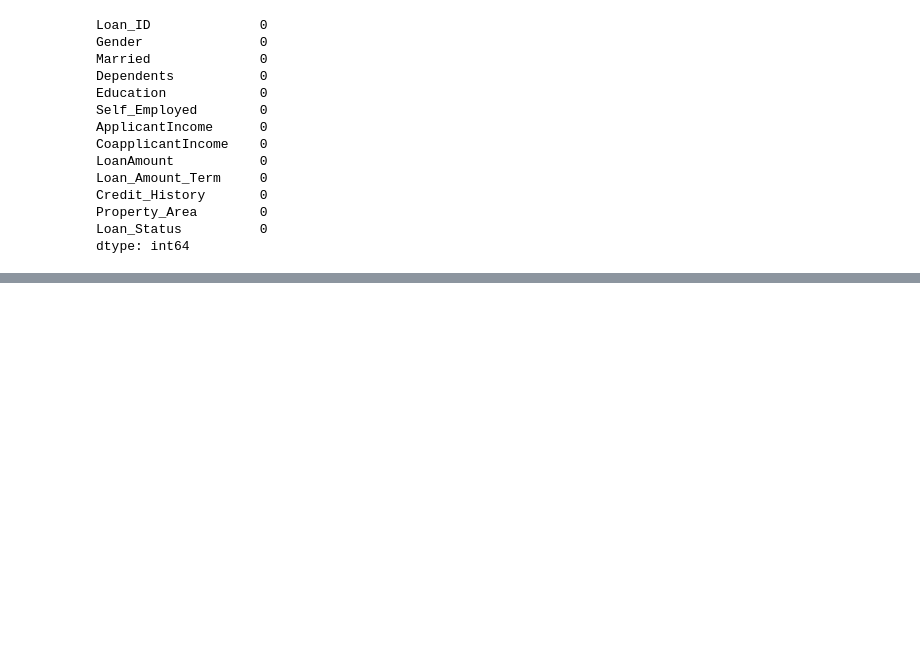
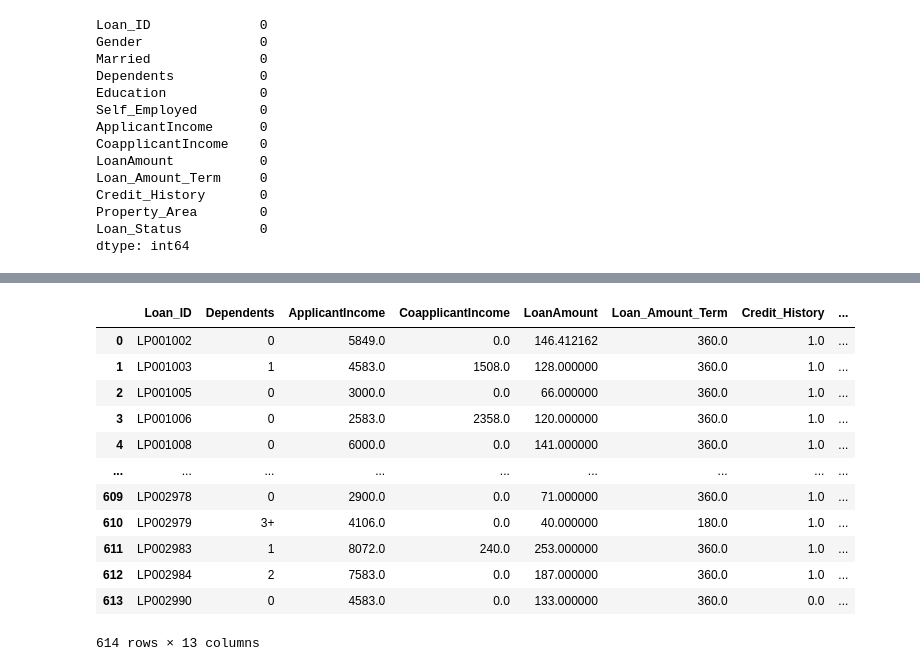
Before and after one commit to pravatn01/Loan-Data-Cleaning, a Jupyter notebook: loan_clean.ipynb, the cells around one changed output, grey strips where cells are left out. Cells and saved outputs as stored; diff of their text form; code cells hidden in the pictures; blank space fills up the shorter version.

Commit message:
One Hot Encoding all nominal data

```diff
--- a/loan_clean.ipynb
+++ b/loan_clean.ipynb
@@ -167,0 +172,26 @@ dtype: int64
+# %%
+ohe = OneHotEncoder()
+# %%
+arr_enc = ohe.fit_transform(df[['Gender','Married','Education','Self_Employed','Loan_Status']]).toarray()
+# %%
+df_enc = pd.DataFrame(arr_enc,columns=['Gender_Female','Gender_Male','Married_No','Married_Yes','Graduate_Yes','Graduate_No','Self_Employed_No','Self_Employed_Yes','Loan_Status_No','Loan_Status_Yes'])
+# %%
+df_enc.drop(['Gender_Female','Married_No','Graduate_No','Self_Employed_No','Loan_Status_No'], axis=1,inplace=True)
+df.drop(['Gender','Married','Education','Self_Employed','Loan_Status'],axis=1,inplace=True)
+# %%
+df = pd.concat([df,df_enc],axis=1)
+df
+# %% [output]
+|  | Loan_ID | Dependents | ApplicantIncome | CoapplicantIncome | LoanAmount | Loan_Amount_Term | Credit_History | ... |
+| 0 | LP001002 | 0 | 5849.0 | 0.0 | 146.412162 | 360.0 | 1.0 | ... |
+| 1 | LP001003 | 1 | 4583.0 | 1508.0 | 128.000000 | 360.0 | 1.0 | ... |
+| 2 | LP001005 | 0 | 3000.0 | 0.0 | 66.000000 | 360.0 | 1.0 | ... |
+| 3 | LP001006 | 0 | 2583.0 | 2358.0 | 120.000000 | 360.0 | 1.0 | ... |
+| 4 | LP001008 | 0 | 6000.0 | 0.0 | 141.000000 | 360.0 | 1.0 | ... |
+| ... | ... | ... | ... | ... | ... | ... | ... | ... |
+| 609 | LP002978 | 0 | 2900.0 | 0.0 | 71.000000 | 360.0 | 1.0 | ... |
+| 610 | LP002979 | 3+ | 4106.0 | 0.0 | 40.000000 | 180.0 | 1.0 | ... |
+| 611 | LP002983 | 1 | 8072.0 | 240.0 | 253.000000 | 360.0 | 1.0 | ... |
+| 612 | LP002984 | 2 | 7583.0 | 0.0 | 187.000000 | 360.0 | 1.0 | ... |
+| 613 | LP002990 | 0 | 4583.0 | 0.0 | 133.000000 | 360.0 | 0.0 | ... |
+614 rows × 13 columns
```
Also changed, not shown: parts of 2 cells of this notebook.
